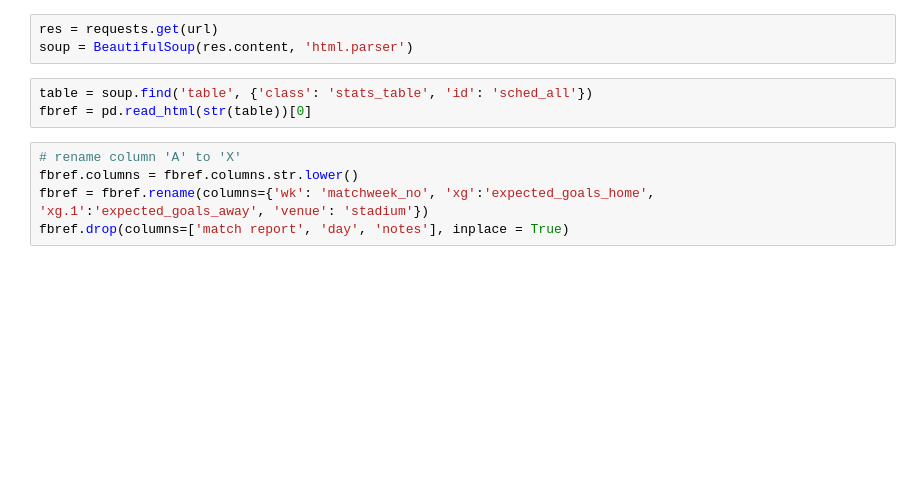
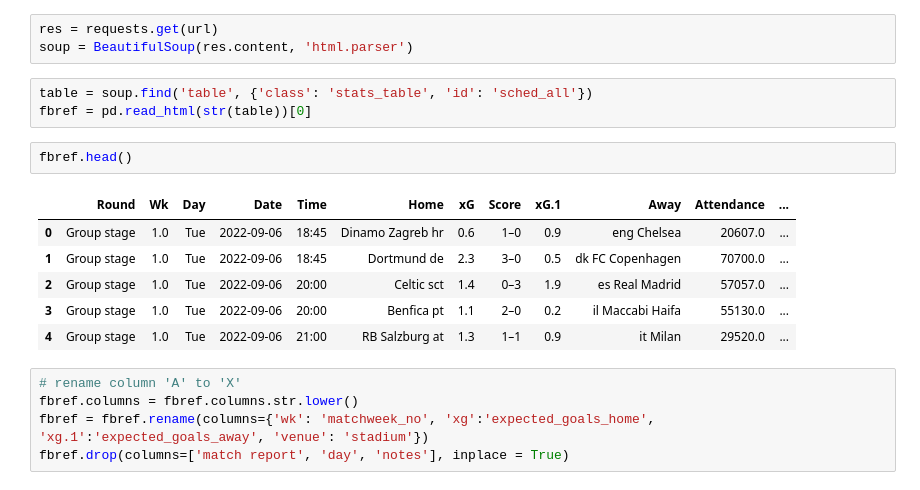
Before and after one commit to agomolka/MASem2ChampionsLeaguePrediction, a Jupyter notebook: 1_Web_Scraping_Champion_League.ipynb, the cells around one changed output. Saved outputs shown, nothing was run; the diff lists cells and outputs as text; blank space fills up the shorter version.

```diff
--- a/1_Web_Scraping_Champion_League.ipynb
+++ b/1_Web_Scraping_Champion_League.ipynb
@@ -13,6 +13,15 @@ soup = BeautifulSoup(res.content, 'html.parser')
 # %%
 table = soup.find('table', {'class': 'stats_table', 'id': 'sched_all'})
 fbref = pd.read_html(str(table))[0]
+# %%
+fbref.head()
+# %% [output]
+|  | Round | Wk | Day | Date | Time | Home | xG | Score | xG.1 | Away | Attendance | ... |
+| 0 | Group stage | 1.0 | Tue | 2022-09-06 | 18:45 | Dinamo Zagreb hr | 0.6 | 1–0 | 0.9 | eng Chelsea | 20607.0 | ... |
+| 1 | Group stage | 1.0 | Tue | 2022-09-06 | 18:45 | Dortmund de | 2.3 | 3–0 | 0.5 | dk FC Copenhagen | 70700.0 | ... |
+| 2 | Group stage | 1.0 | Tue | 2022-09-06 | 20:00 | Celtic sct | 1.4 | 0–3 | 1.9 | es Real Madrid | 57057.0 | ... |
+| 3 | Group stage | 1.0 | Tue | 2022-09-06 | 20:00 | Benfica pt | 1.1 | 2–0 | 0.2 | il Maccabi Haifa | 55130.0 | ... |
+| 4 | Group stage | 1.0 | Tue | 2022-09-06 | 21:00 | RB Salzburg at | 1.3 | 1–1 | 0.9 | it Milan | 29520.0 | ... |
 # %%
 # rename column 'A' to 'X'
 fbref.columns = fbref.columns.str.lower()
```
Also changed, not shown: 1 other file.
